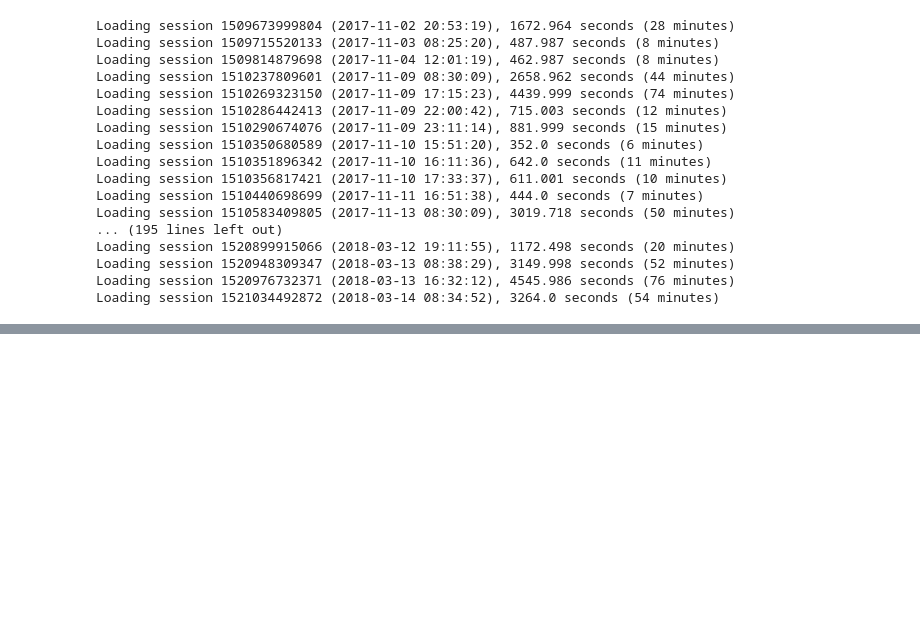
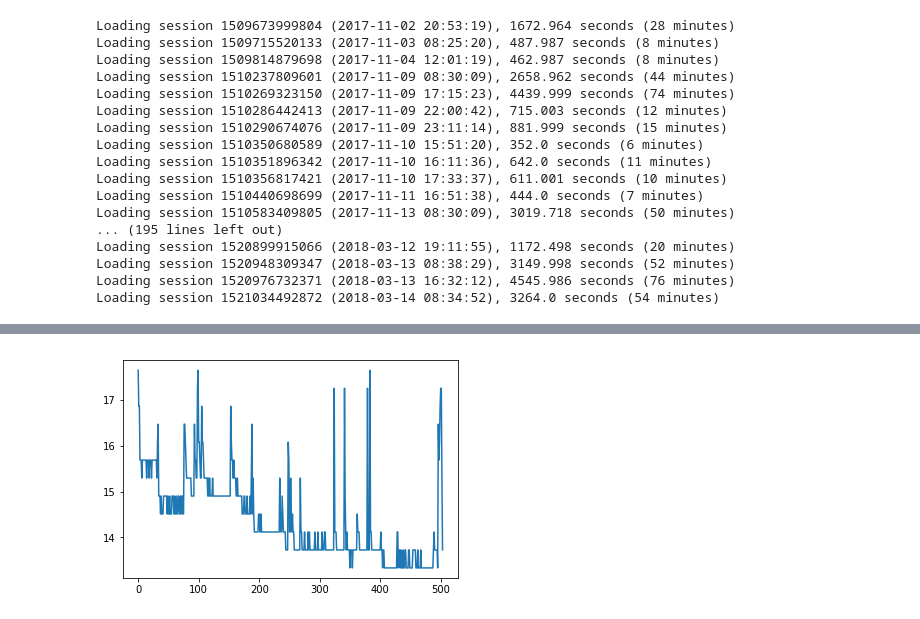
Before and after one commit to chenchen2015/Torque-LogServer-EC2, a Jupyter notebook: DataAnalysis/TorqueLogAnalysis.ipynb, the cells around one changed output, grey strips where cells are left out. Saved outputs shown, nothing was run; the diff lists cells and outputs as text; code cells hidden in the pictures; blank space fills up the shorter version.

```diff
--- a/DataAnalysis/TorqueLogAnalysis.ipynb
+++ b/DataAnalysis/TorqueLogAnalysis.ipynb
@@ -166,0 +189,4 @@ td.tail(5)
+# %%
+plt.plot(sdf.k43.values[np.logical_and(sdf.kc.values < DATA_MAX_RPM, sdf.k43.values < DATA_ENG_LOAD_MAX_GREEN)]);
+# %% [output]
+[figure, added]
```
Also changed, not shown: parts of 5 cells of this notebook.
